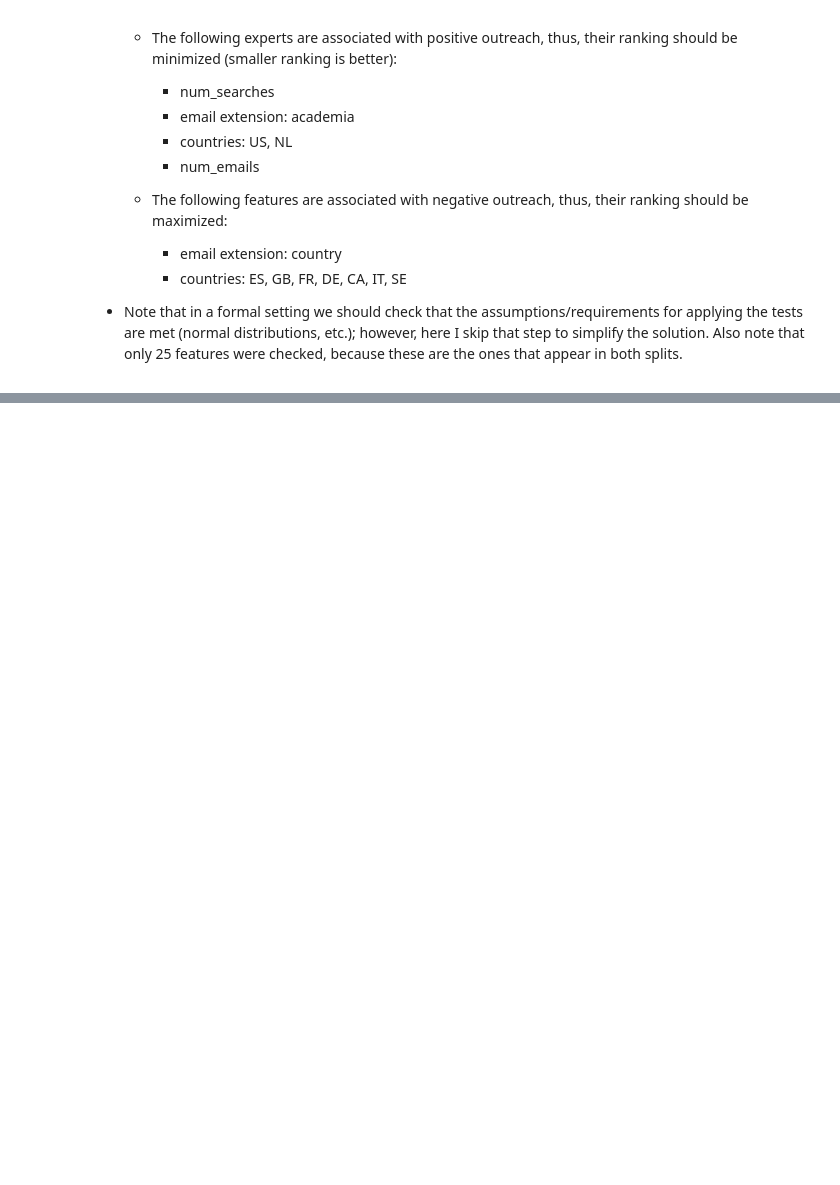
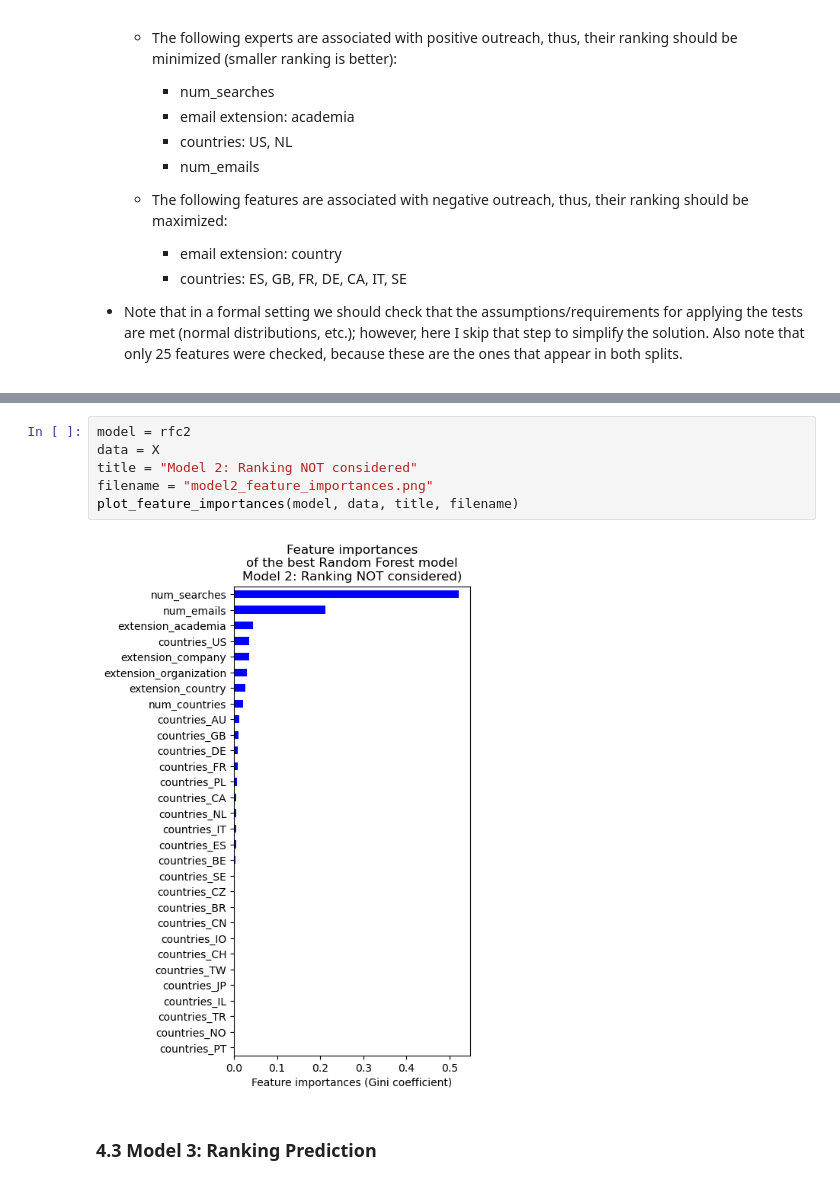
Before and after one commit to mxagar/expert_chase, a Jupyter notebook: expert_analysis.ipynb, the cells around one changed output, grey strips where cells are left out. Cells and saved outputs as stored; diff of their text form; blank space fills up the shorter version.

```diff
--- a/expert_analysis.ipynb
+++ b/expert_analysis.ipynb
@@ -1255,0 +1424,10 @@ plt.savefig('./assets/feature_comparison_test.png', dpi=200, transparent=False,
+# %%
+model = rfc2
+data = X
+title = "Model 2: Ranking NOT considered"
+filename = "model2_feature_importances.png"
+plot_feature_importances(model, data, title, filename)
+# %% [output]
+[figure, added]
+# %% [markdown]
+### 4.3 Model 3: Ranking Prediction
```
Also changed, not shown: parts of 35 cells of this notebook.
